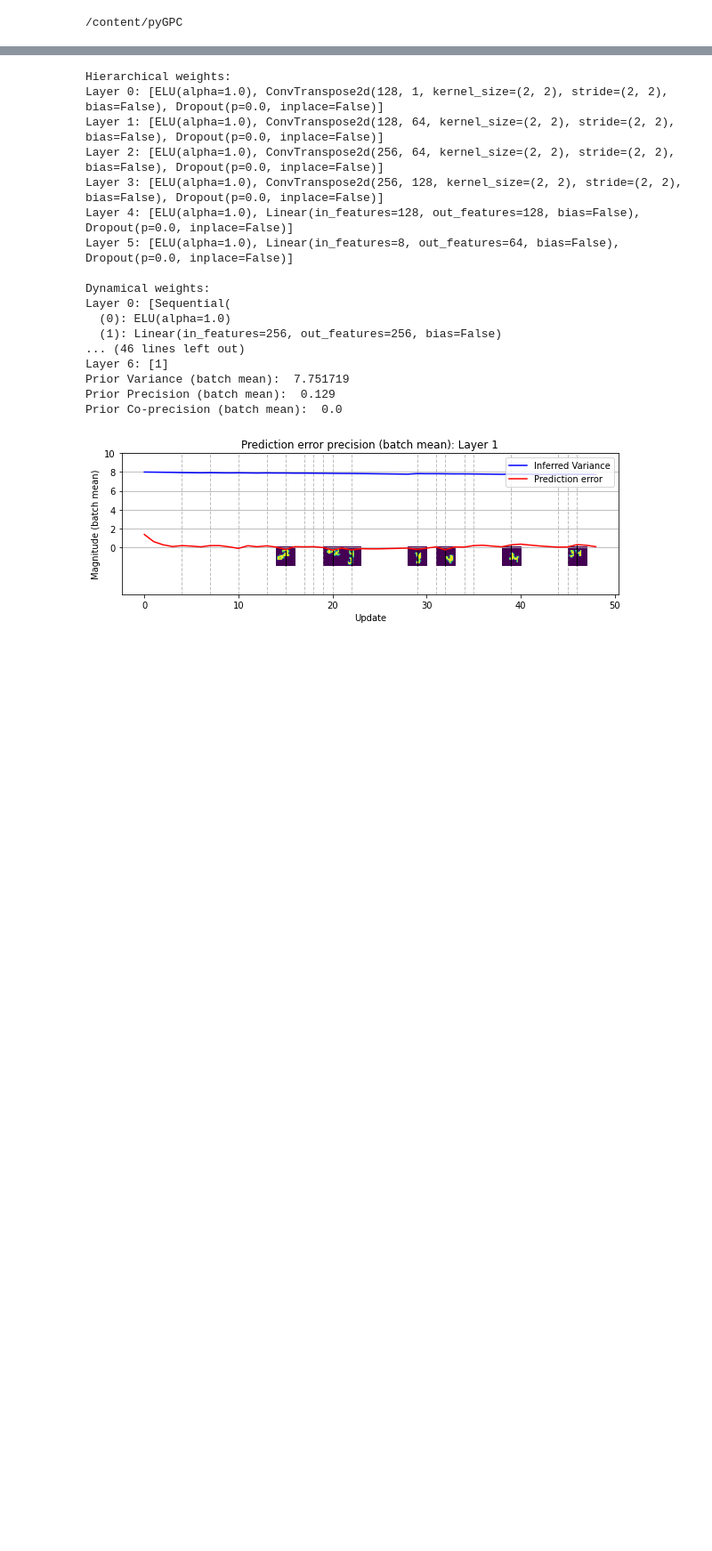
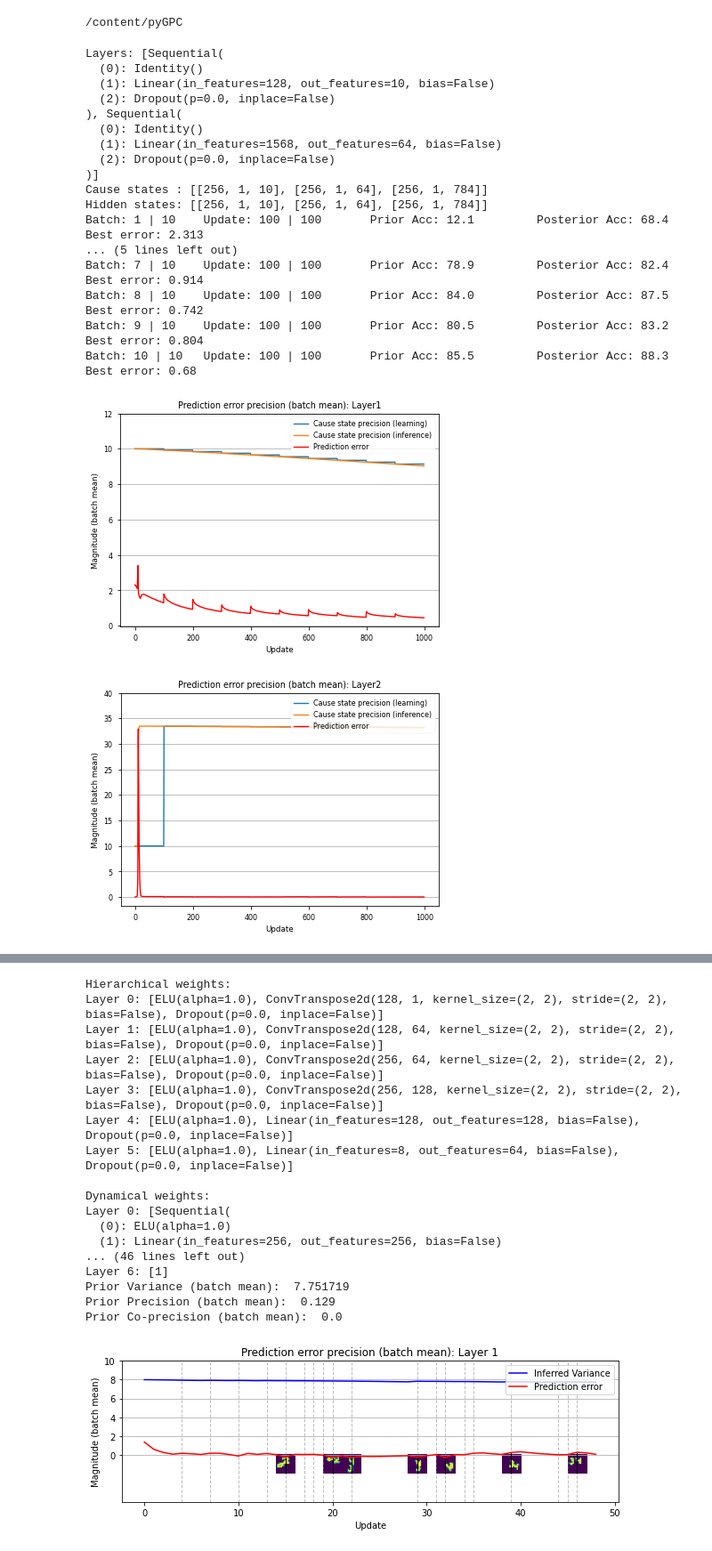
Before and after one commit to andreofner/pyGPC, a Jupyter notebook: demo.ipynb, the cells around one changed output, grey strips where cells are left out. Shown: that part at 89% size. Drawn from its saved outputs; the diff is of its cells as text; code cells hidden in the pictures; blank space fills up the shorter version.

```diff
--- a/demo.ipynb
+++ b/demo.ipynb
@@ -16,0 +25,22 @@ cd pyGPC
+# %%
+run()
+# %% [output]
+Layers: [Sequential(
+  (0): Identity()
+  (1): Linear(in_features=128, out_features=10, bias=False)
+  (2): Dropout(p=0.0, inplace=False)
+), Sequential(
+  (0): Identity()
+  (1): Linear(in_features=1568, out_features=64, bias=False)
+  (2): Dropout(p=0.0, inplace=False)
+)]
+Cause states : [[256, 1, 10], [256, 1, 64], [256, 1, 784]]
+Hidden states: [[256, 1, 10], [256, 1, 64], [256, 1, 784]]
+Batch: 1 | 10    Update: 100 | 100       Prior Acc: 12.1         Posterior Acc: 68.4     Best error: 2.313
+... (5 lines left out)
+Batch: 7 | 10    Update: 100 | 100       Prior Acc: 78.9         Posterior Acc: 82.4     Best error: 0.914
+Batch: 8 | 10    Update: 100 | 100       Prior Acc: 84.0         Posterior Acc: 87.5     Best error: 0.742
+Batch: 9 | 10    Update: 100 | 100       Prior Acc: 80.5         Posterior Acc: 83.2     Best error: 0.804
+Batch: 10 | 10   Update: 100 | 100       Prior Acc: 85.5         Posterior Acc: 88.3     Best error: 0.68
+[figure, added]
+[figure, added]
```
Also changed, not shown: parts of 4 cells of this notebook.
